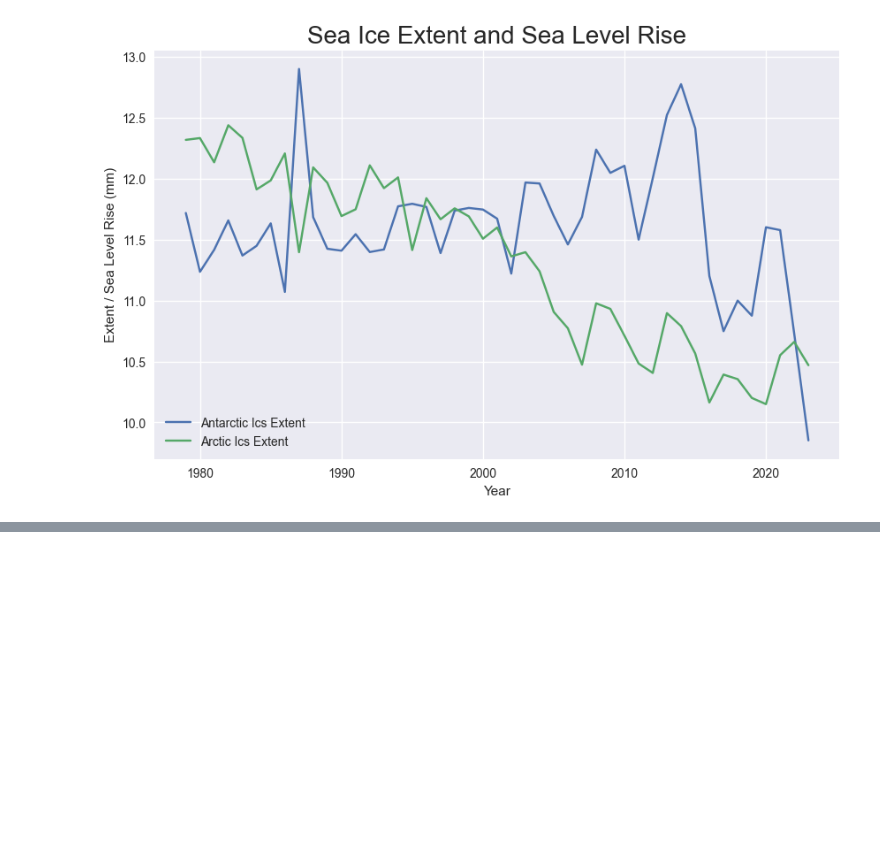
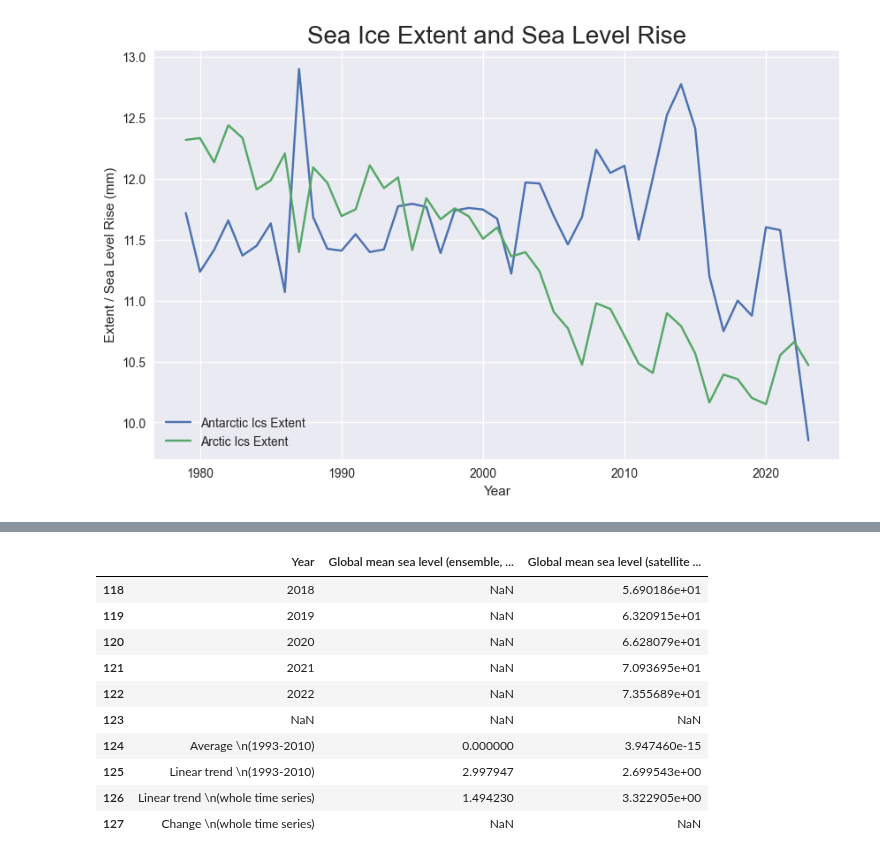
Before and after one commit to dilancroos/ice_extent, a Jupyter notebook: sea_ice.ipynb, the cells around one changed output, grey strips where cells are left out. Saved outputs shown, nothing was run; the diff lists cells and outputs as text; code cells hidden in the pictures; blank space fills up the shorter version.

```diff
--- a/sea_ice.ipynb
+++ b/sea_ice.ipynb
@@ -601,0 +633,14 @@ plt.show()
+# %%
+sea_level_eea.tail(10)
+# %% [output]
+|  | Year | Global mean sea level (ensemble, ... | Global mean sea level (satellite ... |
+| 118 | 2018 | NaN | 5.690186e+01 |
+| 119 | 2019 | NaN | 6.320915e+01 |
+| 120 | 2020 | NaN | 6.628079e+01 |
+| 121 | 2021 | NaN | 7.093695e+01 |
+| 122 | 2022 | NaN | 7.355689e+01 |
+| 123 | NaN | NaN | NaN |
+| 124 | Average \n(1993-2010) | 0.000000 | 3.947460e-15 |
+| 125 | Linear trend \n(1993-2010) | 2.997947 | 2.699543e+00 |
+| 126 | Linear trend \n(whole time series) | 1.494230 | 3.322905e+00 |
+| 127 | Change \n(whole time series) | NaN | NaN |
```
Also changed, not shown: parts of 7 cells of this notebook.
